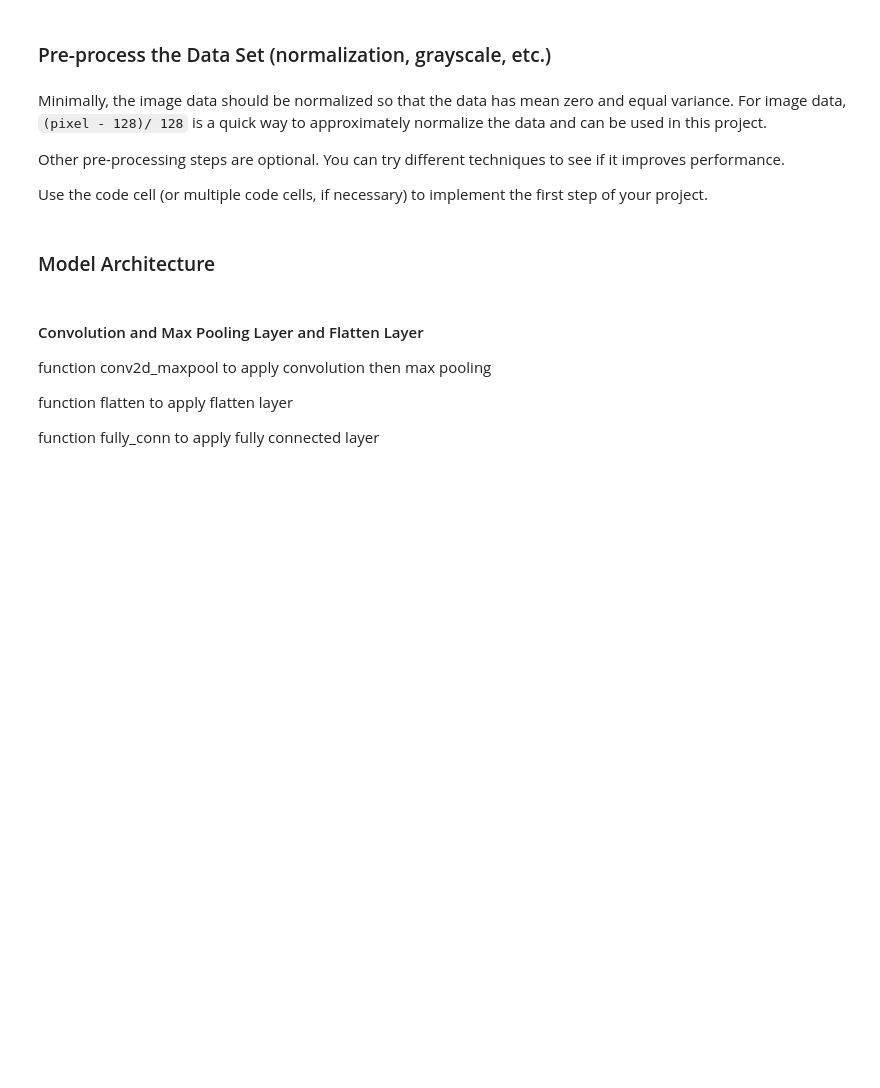
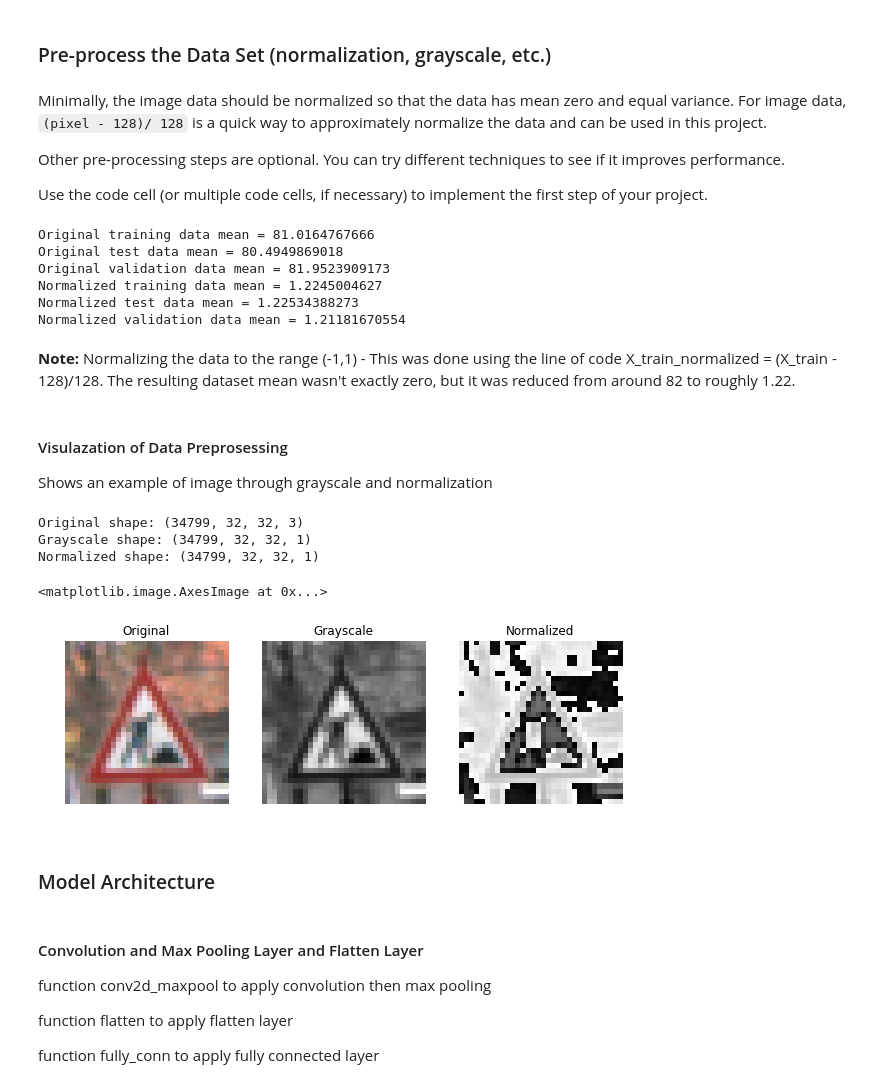
Before and after one commit to wolf-zchen/CarND-Traffic-Sign-Classifier, a Jupyter notebook: Traffic_Sign_Classifier.ipynb, the cells around one changed output. Drawn from its saved outputs; the diff is of its cells as text; code cells hidden in the pictures; blank space fills up the shorter version.

```diff
--- a/Traffic_Sign_Classifier.ipynb
+++ b/Traffic_Sign_Classifier.ipynb
@@ -194,16 +195,11 @@ def grayscale(data):
 
 # Normalize the data to the range from 0 to 1
 def normalize(x):
-    a=0
-    b=1
-    nor_max=255
-    nor_min=0
-    return a+(((x-nor_min)*(b-a))/(nor_max-nor_min ))
+    return (x-128)/128
 
 #print("Gray scale Image data shape =", X_train_gray.shape)
 # %%
 from sklearn.utils import shuffle
-
 # Shuffle the data
 X_train, y_train = shuffle(X_train, y_train)
 
@@ -218,3 +214,48 @@ X_valid_gray = grayscale(X_valid)
 X_train_nor=normalize(X_train_gray)
 X_test_nor=normalize(X_test_gray)
 X_valid_nor=normalize(X_valid_gray)
+
+print("Original training data mean =",np.mean(X_train_gray))
+print("Original test data mean =",np.mean(X_test_gray))
+print("Original validation data mean =",np.mean(X_valid_gray))
+print("Normalized training data mean =",np.mean(X_train_nor))
+print("Normalized test data mean =",np.mean(X_test_nor))
+print("Normalized validation data mean =",np.mean(X_valid_nor))
+# %% [output]
+Original training data mean = 81.0164767666
+Original test data mean = 80.4949869018
+Original validation data mean = 81.9523909173
+Normalized training data mean = 1.2245004627
+Normalized test data mean = 1.22534388273
+Normalized validation data mean = 1.21181670554
+# %% [markdown]
+**Note:** Normalizing the data to the range (-1,1) - This was done using the line of code X_train_normalized = (X_train - 128)/128. The resulting dataset mean wasn't exactly zero, but it was reduced from around 82 to roughly 1.22.
+# %% [markdown]
+#### Visulazation of Data Preprosessing
+
+Shows an example of image through grayscale and normalization
+# %%
+print("Original shape:", X_train.shape)
+print("Grayscale shape:", X_train_gray.shape)
+print("Normalized shape:", X_train_nor.shape)
+
+fig, axs = plt.subplots(1,3, figsize=(10, 3))
+axs = axs.ravel()
+
+axs[0].axis('off')
+axs[0].set_title('Original')
+axs[0].imshow(X_train[1].squeeze(), cmap='gray')
+
+axs[1].axis('off')
+axs[1].set_title('Grayscale')
+axs[1].imshow(X_train_gray[1].squeeze(), cmap='gray')
+
+axs[2].axis('off')
+axs[2].set_title('Normalized')
+axs[2].imshow(X_train_nor[1].squeeze(), cmap='gray')
+# %% [output]
+Original shape: (34799, 32, 32, 3)
+Grayscale shape: (34799, 32, 32, 1)
+Normalized shape: (34799, 32, 32, 1)
+<matplotlib.image.AxesImage at 0x...>
+[figure, added]
```
Also changed, not shown: parts of 28 cells of this notebook, 7 other files.
